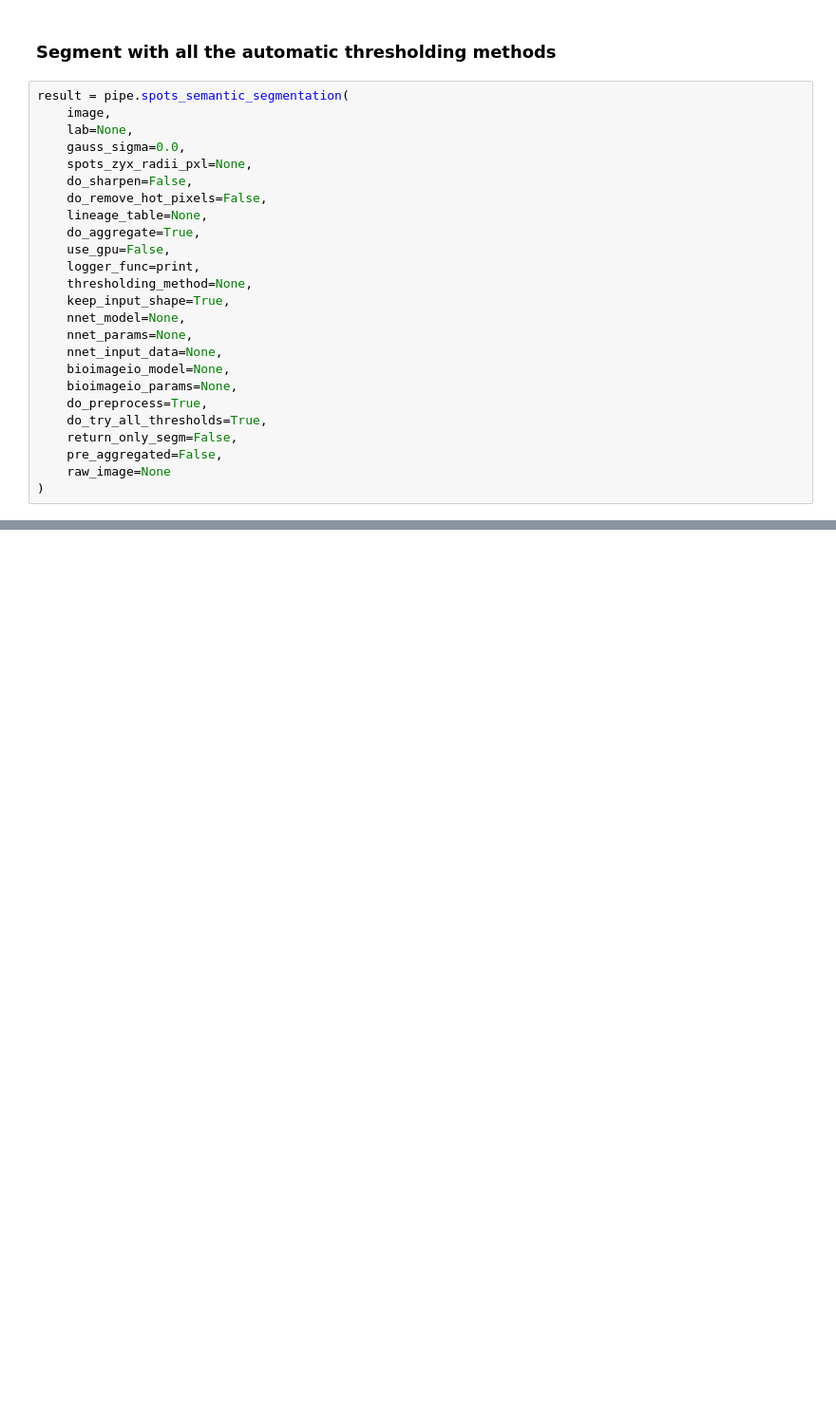
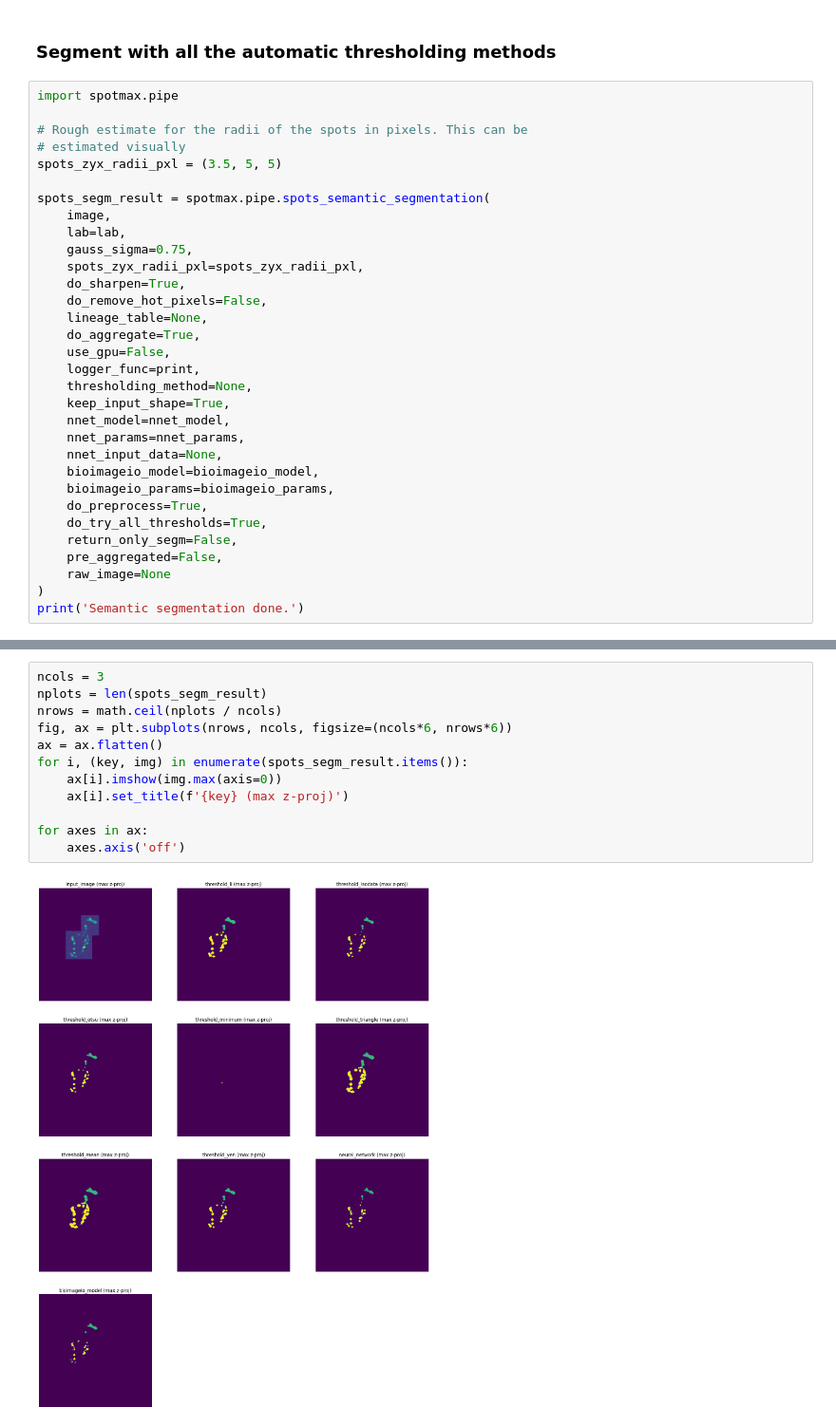
Before and after one commit to ElpadoCan/SpotMAX, a Jupyter notebook: examples/notebooks/spot_detection_from_image_file.ipynb, the cells around one changed output, grey strips where cells are left out. Shown at 95% size. Cells and saved outputs as stored; diff of their text form; blank space fills up the shorter version.

```diff
--- a/examples/notebooks/spot_detection_from_image_file.ipynb
+++ b/examples/notebooks/spot_detection_from_image_file.ipynb
@@ -17,12 +103,18 @@ Here we show how to visualize the result for all the methods and proceed with th
 # %% [markdown]
 ### Segment with all the automatic thresholding methods
 # %%
-result = pipe.spots_semantic_segmentation(
+import spotmax.pipe
+
+# Rough estimate for the radii of the spots in pixels. This can be
+# estimated visually
+spots_zyx_radii_pxl = (3.5, 5, 5)
+
+spots_segm_result = spotmax.pipe.spots_semantic_segmentation(
     image,
-    lab=None,
-    gauss_sigma=0.0,
-    spots_zyx_radii_pxl=None,
-    do_sharpen=False,
+    lab=lab,
+    gauss_sigma=0.75,
+    spots_zyx_radii_pxl=spots_zyx_radii_pxl,
+    do_sharpen=True,
     do_remove_hot_pixels=False,
     lineage_table=None,
     do_aggregate=True,
@@ -30,14 +122,15 @@ result = pipe.spots_semantic_segmentation(
     logger_func=print,
     thresholding_method=None,
     keep_input_shape=True,
-    nnet_model=None,
-    nnet_params=None,
+    nnet_model=nnet_model,
+    nnet_params=nnet_params,
     nnet_input_data=None,
-    bioimageio_model=None,
-    bioimageio_params=None,
+    bioimageio_model=bioimageio_model,
+    bioimageio_params=bioimageio_params,
     do_preprocess=True,
     do_try_all_thresholds=True,
     return_only_segm=False,
     pre_aggregated=False,
     raw_image=None
 )
+print('Semantic segmentation done.')
@@ -43,0 +159,14 @@ result = pipe.spots_semantic_segmentation(
+# %%
+ncols = 3
+nplots = len(spots_segm_result)
+nrows = math.ceil(nplots / ncols)
+fig, ax = plt.subplots(nrows, ncols, figsize=(ncols*6, nrows*6))
+ax = ax.flatten()
+for i, (key, img) in enumerate(spots_segm_result.items()):
+    ax[i].imshow(img.max(axis=0))
+    ax[i].set_title(f'{key} (max z-proj)')
+
+for axes in ax:
+    axes.axis('off')
+# %% [output]
+[figure, added]
```
Also changed, not shown: parts of 30 cells of this notebook, 9 other files.
